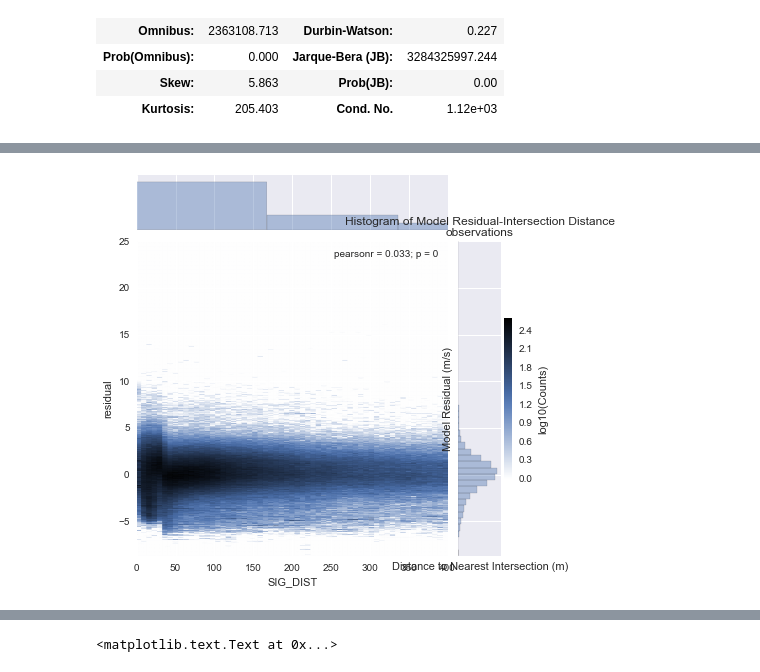
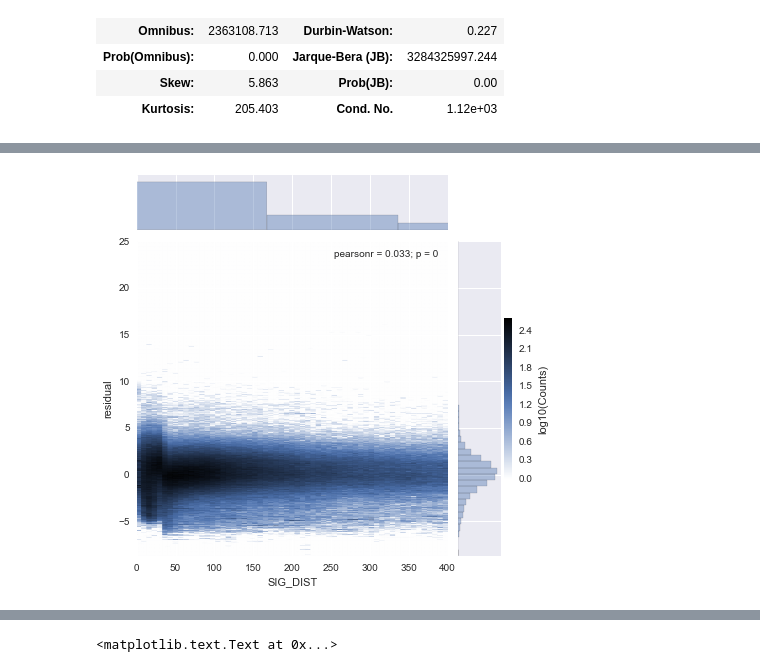
Before and after one commit to aclarry/toronto-cycling-speed-analysis, a Jupyter notebook: Speed Analysis.ipynb, the cells around one changed output, grey strips where cells are left out. Drawn from its saved outputs; the diff is of its cells as text; code cells hidden in the pictures.

```diff
--- a/Speed Analysis.ipynb
+++ b/Speed Analysis.ipynb
@@ -205,9 +209,9 @@ the intersection black box dummy variable.
 # %%
 sns.jointplot(x="SIG_DIST", y="residual", data=data, bins="log", kind="hex", xlim=(0,400))
-sns.plt.xlabel("Distance to Nearest Intersection (m)")
-sns.plt.ylabel("Model Residual (m/s)")
-sns.plt.title("Histogram of Model Residual-Intersection Distance\nobservations")
+#sns.plt.xlabel("Distance to Nearest Intersection (m)")
+#sns.plt.ylabel("Model Residual (m/s)")
+#sns.plt.title("Histogram of Model Residual-Intersection Distance\nobservations")
 cbar = sns.plt.colorbar()
 cbar.set_label("log10(Counts)")
 # %% [output]
-[figure, old version]
+[figure, new version]
```
Also changed, not shown: parts of 16 cells of this notebook.
